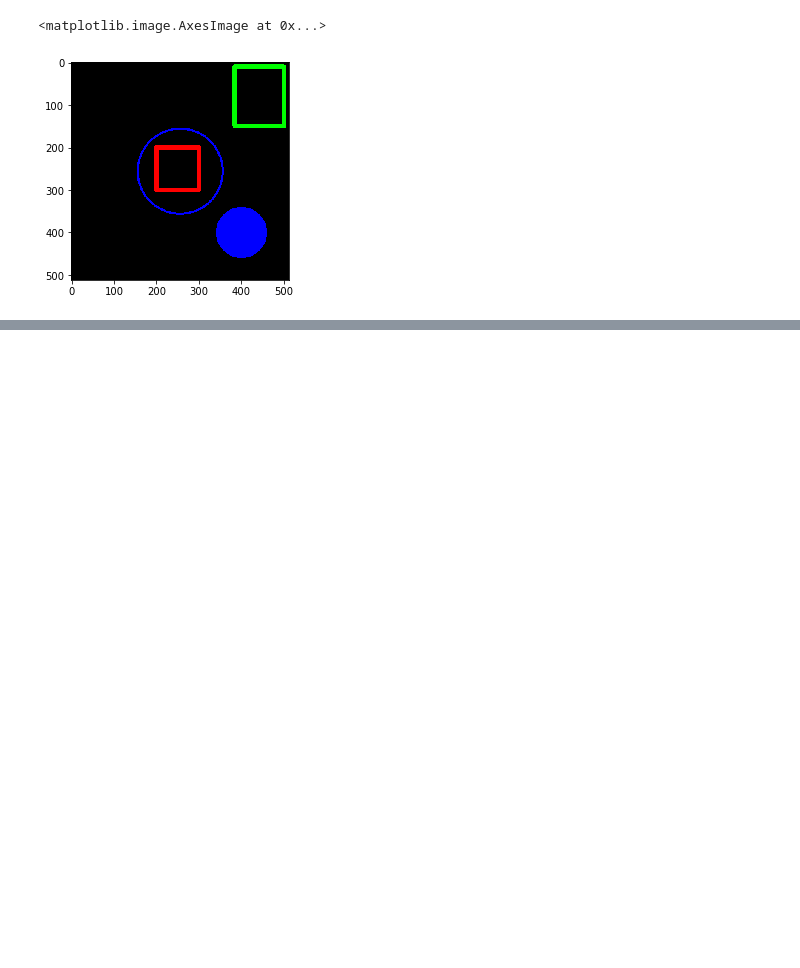
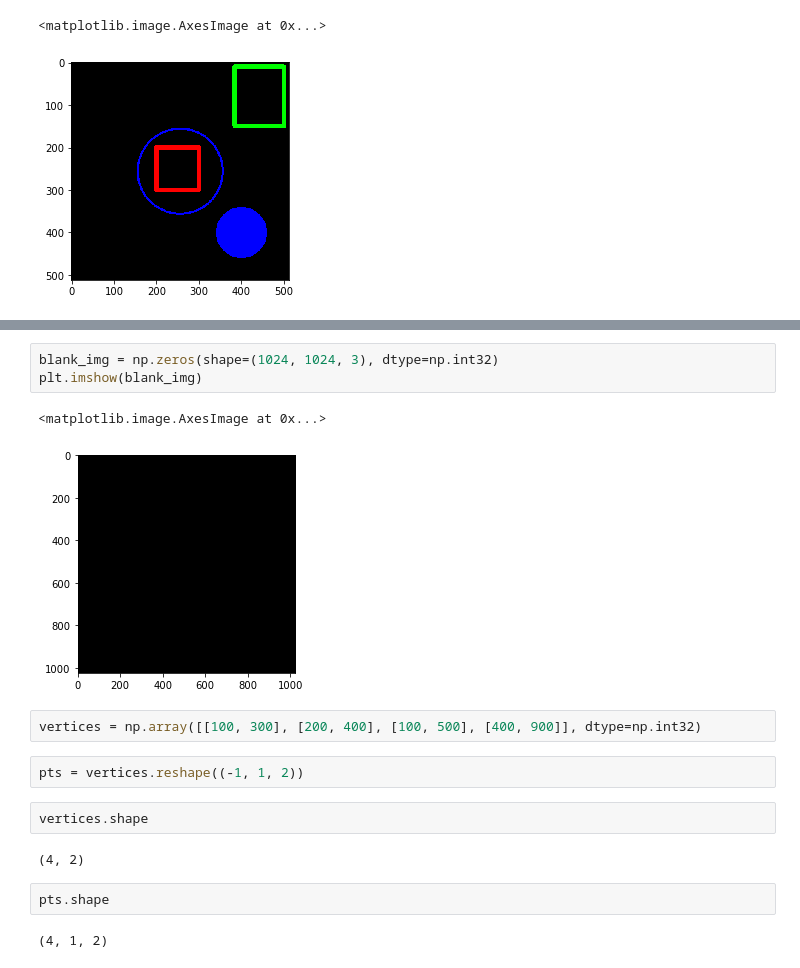
Before and after one commit to yashimwong/computer-vision, a Jupyter notebook: 5-opencv-draw-shape.ipynb, the cells around one changed output, grey strips where cells are left out. Cells and saved outputs as stored; diff of their text form; blank space fills up the shorter version.

Commit message:
feat: completed draw shapes

```diff
--- a/5-opencv-draw-shape.ipynb
+++ b/5-opencv-draw-shape.ipynb
@@ -143,0 +170,18 @@ plt.imshow(blank_img)
+# %%
+blank_img = np.zeros(shape=(1024, 1024, 3), dtype=np.int32)
+plt.imshow(blank_img)
+# %% [output]
+<matplotlib.image.AxesImage at 0x...>
+[figure, added]
+# %%
+vertices = np.array([[100, 300], [200, 400], [100, 500], [400, 900]], dtype=np.int32)
+# %%
+pts = vertices.reshape((-1, 1, 2))
+# %%
+vertices.shape
+# %% [output]
+(4, 2)
+# %%
+pts.shape
+# %% [output]
+(4, 1, 2)
```
Also changed, not shown: parts of 5 cells of this notebook.
